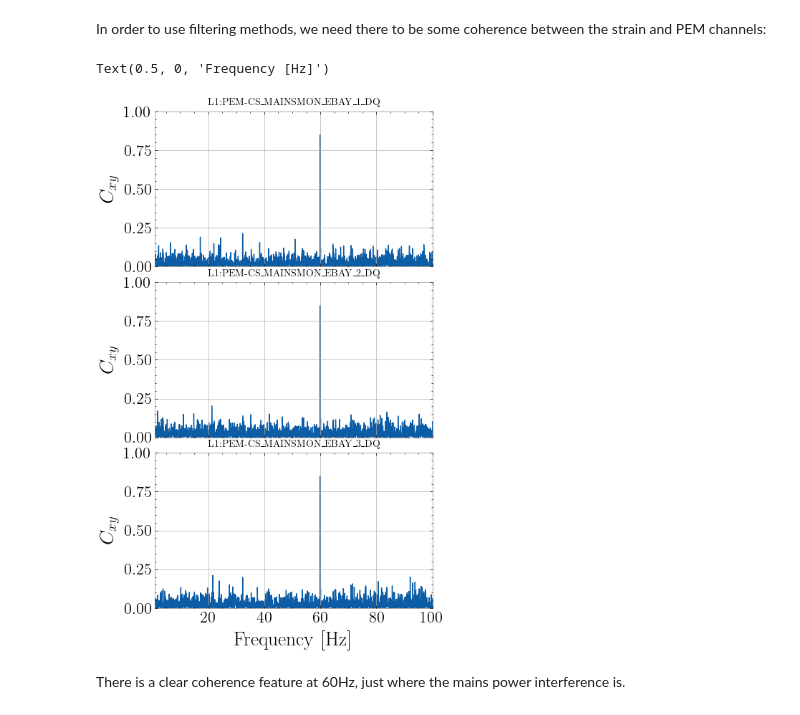
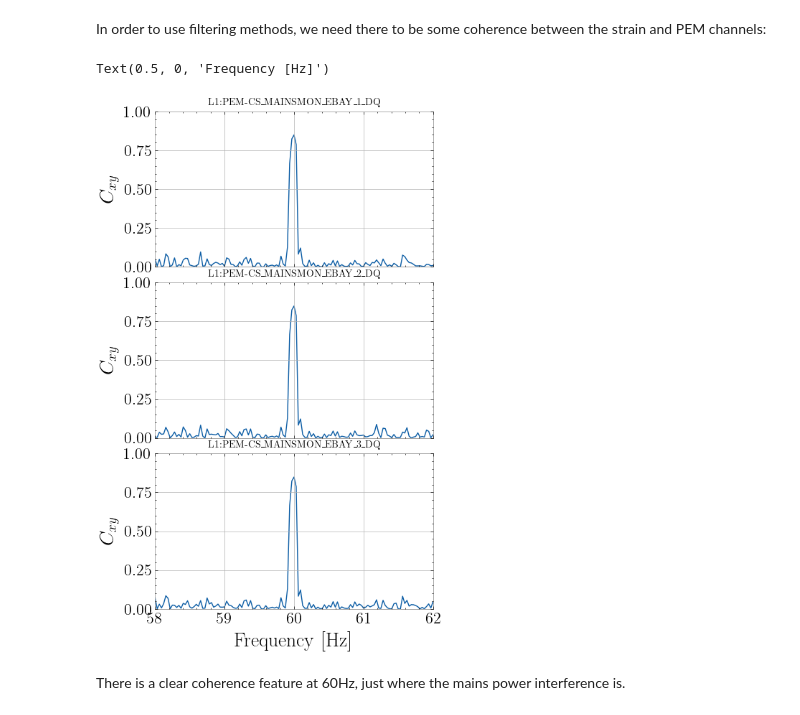
Before and after one commit to UniMelb-NSGW/ANC, a Jupyter notebook: notebooks/demo.ipynb, the cells around one changed output. Cells and saved outputs as stored; diff of their text form; code cells hidden in the pictures.

```diff
--- a/notebooks/demo.ipynb
+++ b/notebooks/demo.ipynb
@@ -20,6 +23,23 @@
 # %%
 import sys
 sys.path.append('../python/')
+# %%
+import numpy as np
+# A useful function for grabbing the spectrum (FT modulus) of a time series, and the associated frequencies
+def get_spectrum(data, dt):
+    fft_result = np.fft.fft(data)
+    N = len(data)
+    freq = np.fft.fftfreq(N, d=dt)
+
+
+    magnitude_spectrum = np.abs(fft_result)
+
+    # Note: The FFT is symmetric for real signals, so often you only want the positive frequencies
+    # You can get these by:
+    positive_freq = freq[:N//2]
+    positive_magnitude = magnitude_spectrum[:N//2]
+
+    return  positive_freq,positive_magnitude
 # %% [markdown]
 ## 1. Synthetic data
 # %%
@@ -113,24 +133,8 @@ fig_dimension = 6
 fig, ax = plt.subplots(figsize=(fig_dimension, fig_dimension))
 labels = [r'$x(f)$',r'$x(f) - c(f)$']
 for i, s in enumerate([x, c_RLS]):
-    fft_result = np.fft.fft(s)
-    N = len(s)
-    freq = np.fft.fftfreq(N, d=dt)
-
-    # Get the magnitude spectrum (absolute value)
-    magnitude_spectrum = np.abs(fft_result)
-
-    # If you want the power spectrum
-    power_spectrum = np.abs(fft_result)**2
-
-    # Note: The FFT is symmetric for real signals, so often you only want the positive frequencies
-    # You can get these by:
-    positive_freq = freq[:N//2]
-    positive_magnitude = magnitude_spectrum[:N//2]
-
+    positive_freq, positive_magnitude = get_spectrum(s, dt)
     ax.plot(positive_freq, positive_magnitude,label = labels[i])
-
-
 
 plt.xlabel('Frequency (Hz)')
 plt.ylabel('Amplitude')
@@ -180,34 +186,34 @@ plt.style.use('science')
 num_pem_channels = len(L1_PEM_CHANNELS)
 fig, axes = plt.subplots(nrows=num_pem_channels, ncols=1, figsize=(5,9),sharex=True)
 fs = 20
 for i in range(num_pem_channels):
 
     #Coherence. See e.g. https://gwpy.github.io/docs/latest/examples/frequencyseries/coherence/
     coherence = strain_data.coherence(PEM_data_array[i], fftlength=2, overlap=1)
 
 
     #Extract values to give us more flexibility plotting
     coherence_frequencies = np.array(coherence.frequencies)
     coherence_values = np.array(coherence)
 
 
     ax = axes[i]
     ax.plot(coherence_frequencies,coherence_values)
 
 
-    ax.set_xlim(1, 100)
+    ax.set_xlim(58, 62)
     ax.set_ylim(0, 1)
 
     ax.set_ylabel(r'$C_{xy}$',fontsize=fs)
     ax.axes.tick_params(axis="both", labelsize=fs-4)
     ax.set_title(L1_PEM_CHANNELS[i],fontsize=fs-10)
 
 
 #Some extra formatting
 plt.subplots_adjust(hspace=0.1)
 axes[-1].set_xlabel(r'Frequency [Hz]',fontsize=fs)
 # %% [output]
 Text(0.5, 0, 'Frequency [Hz]')
-[figure, old version]
+[figure, new version]
 # %% [markdown]
 There is a clear coherence feature at 60Hz, just where the mains power interference is.
```
Also changed, not shown: parts of 10 cells of this notebook, 2 other files.
